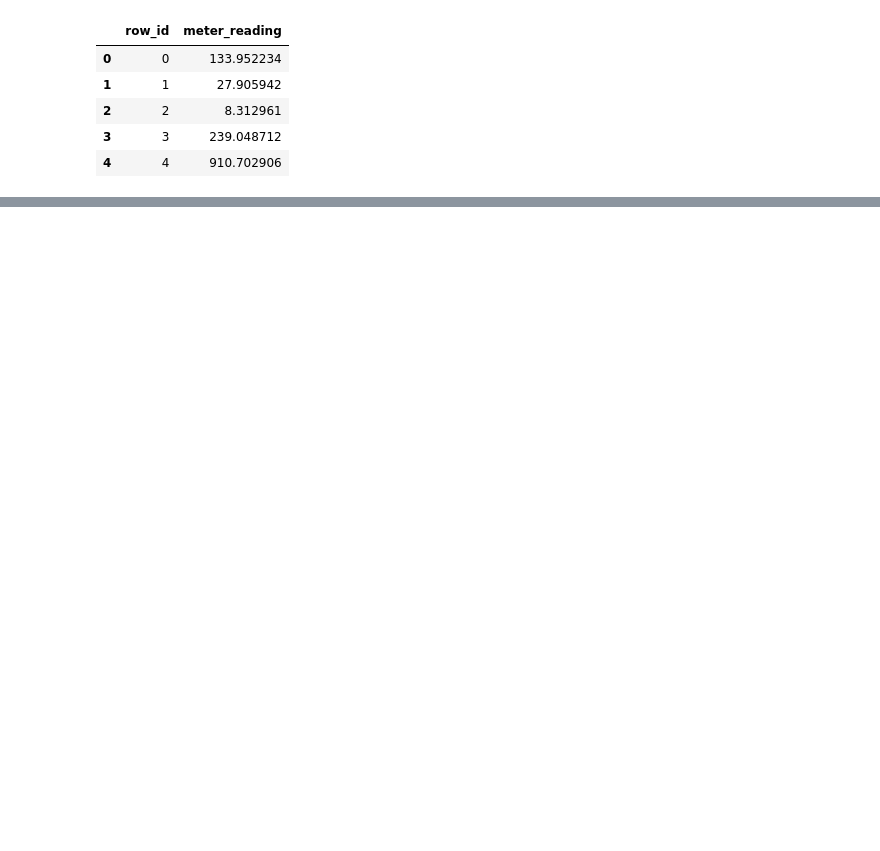
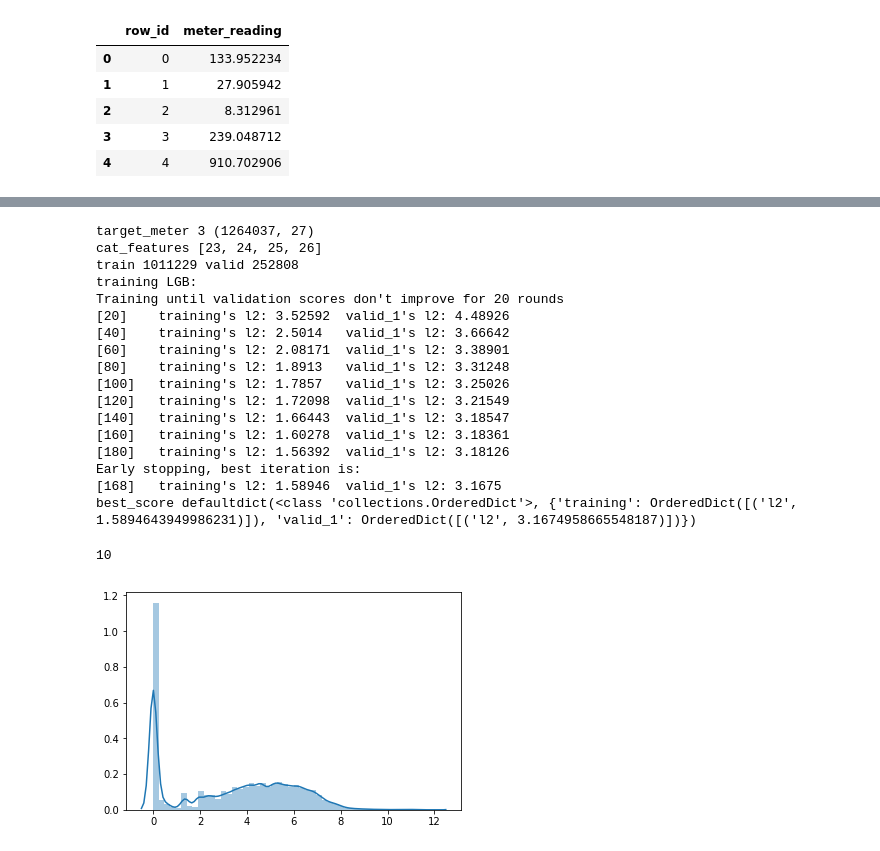
Before and after one commit to Luke-Gray/ASHRAE, a Jupyter notebook: Final Modeling.ipynb, the cells around one changed output, grey strips where cells are left out. Drawn from its saved outputs; the diff is of its cells as text; code cells hidden in the pictures; blank space fills up the shorter version.

```diff
--- a/Final Modeling.ipynb
+++ b/Final Modeling.ipynb
@@ -346,0 +557,49 @@ results_df.to_csv("submission.csv", index=False)
+# %%
+target_meter = 3
+X_train, y_train = create_X_y(train_df, target_meter=target_meter)
+y_valid_pred_total = np.zeros(X_train.shape[0])
+
+gc.collect()
+print('target_meter', target_meter, X_train.shape)
+
+cat_features = [X_train.columns.get_loc(cat_col) for cat_col in category_cols]
+print('cat_features', cat_features)
+
+models3 = []
+for train_idx, valid_idx in kf.split(X_train, y_train):
+    train_data = X_train.iloc[train_idx,:], y_train[train_idx]
+    valid_data = X_train.iloc[valid_idx,:], y_train[valid_idx]
+
+    print('train', len(train_idx), 'valid', len(valid_idx))
+#     model, y_pred_valid, log = fit_cb(train_data, valid_data, cat_features=cat_features, devices=[0,])
+    model, y_pred_valid, log = fit_lgbm(train_data, valid_data, cat_features=category_cols, num_rounds=1000,
+                                       lr=0.03, bf=0.9)
+    y_valid_pred_total[valid_idx] = y_pred_valid
+    models3.append(model)
+    gc.collect()
+    if model.best_score:
+        break
+
+sns.distplot(y_train)
+del X_train, y_train
+gc.collect()
+# %% [output]
+target_meter 3 (1264037, 27)
+cat_features [23, 24, 25, 26]
+train 1011229 valid 252808
+training LGB:
+Training until validation scores don't improve for 20 rounds
+[20]    training's l2: 3.52592  valid_1's l2: 4.48926
+[40]    training's l2: 2.5014   valid_1's l2: 3.66642
+[60]    training's l2: 2.08171  valid_1's l2: 3.38901
+[80]    training's l2: 1.8913   valid_1's l2: 3.31248
+[100]   training's l2: 1.7857   valid_1's l2: 3.25026
+[120]   training's l2: 1.72098  valid_1's l2: 3.21549
+[140]   training's l2: 1.66443  valid_1's l2: 3.18547
+[160]   training's l2: 1.60278  valid_1's l2: 3.18361
+[180]   training's l2: 1.56392  valid_1's l2: 3.18126
+Early stopping, best iteration is:
+[168]   training's l2: 1.58946  valid_1's l2: 3.1675
+best_score defaultdict(<class 'collections.OrderedDict'>, {'training': OrderedDict([('l2', 1.5894643949986231)]), 'valid_1': OrderedDict([('l2', 3.1674958665548187)])})
+10
+[figure, added]
```
Also changed, not shown: parts of 36 cells of this notebook, 1 other file.
